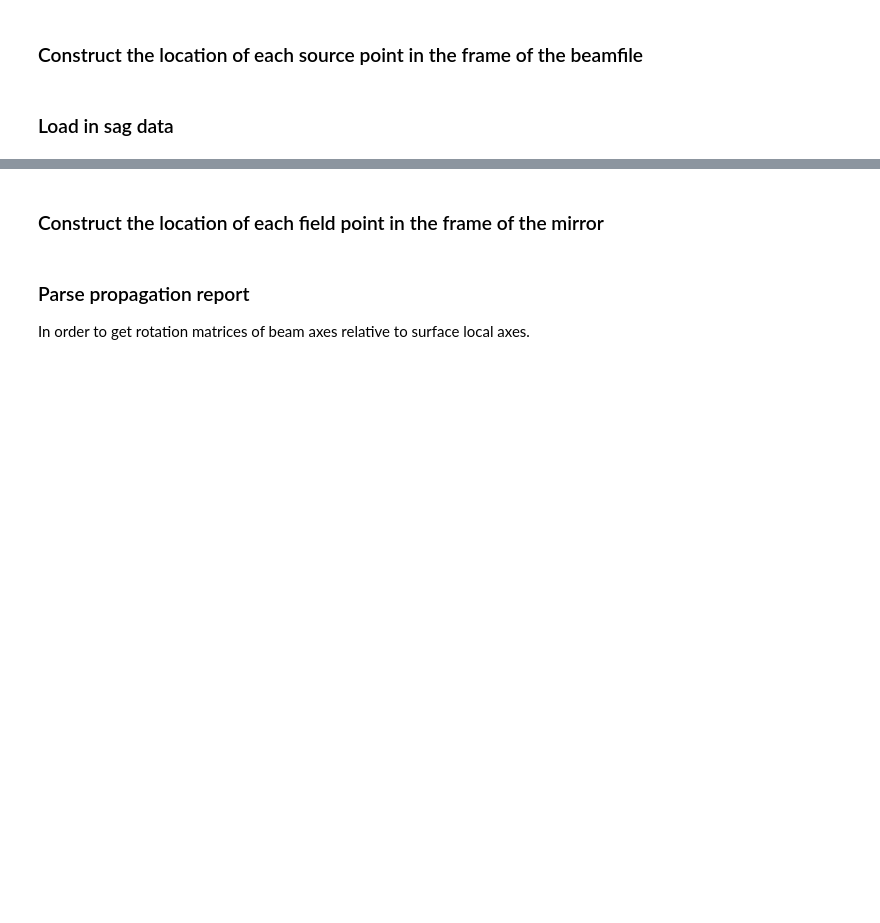
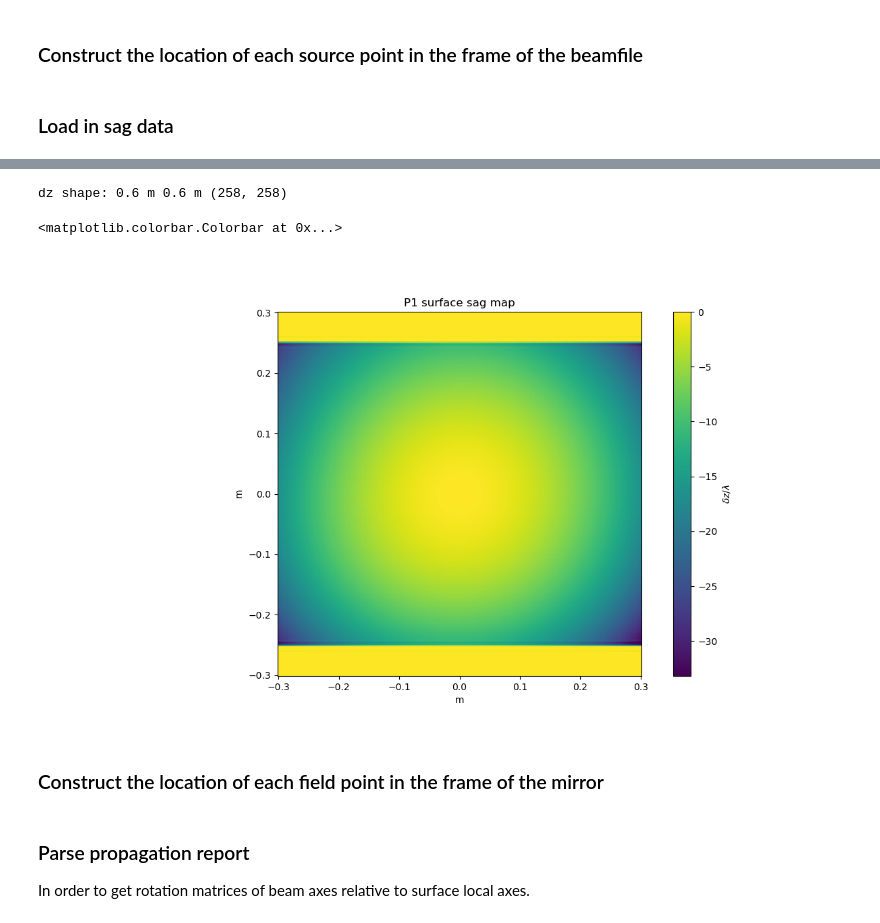
Before and after one commit to evanmayer/hotspot, a Jupyter notebook: verification/fresnel_zemax.ipynb, the cells around one changed output, grey strips where cells are left out. Drawn from its saved outputs; the diff is of its cells as text; code cells hidden in the pictures; blank space fills up the shorter version.

```diff
--- a/verification/fresnel_zemax.ipynb
+++ b/verification/fresnel_zemax.ipynb
@@ -122,3 +141,63 @@ fig.colorbar(im, ax=ax, label='$\delta z / \lambda$')
+# %%
+# If a surface has some curvature, we can export it as a text file from the surface's sag report.
+sag_file = dest_surf_name + '_sag.txt'
+if os.path.exists(direc + sag_file):
+    # parse sag array from file
+    dz = (np.genfromtxt(direc + sag_file, skip_header=15, encoding='utf-16') * u.mm).to(u.m)
+    assert(dz.shape[0] == dz.shape[1]), "Non-square sag data!"
+    # parse optic shape from file
+    width_query = "Width = "
+    with open(direc + sag_file, encoding='utf-16') as f:
+        for line in f.readlines():
+            if line.startswith(width_query):
+                sag_width = float(line.lstrip(width_query).split(',')[0])
+    sag_width = (sag_width * u.mm).to(u.m)
+    sag_height = sag_width
+elif dest_surf_name == 'f1':
+    sag_width = (18.110 * u.imperial.inch).to(u.m)
+    sag_height = (31.496 * u.imperial.inch).to(u.m)
+    dz = np.zeros((129,129)) * u.m
+elif dest_surf_name == 'k3':
+    sag_width = (21.654 * u.imperial.inch).to(u.m)
+    sag_height = (29.528 * u.imperial.inch).to(u.m)
+    dz = np.zeros((129,129)) * u.m
+elif dest_surf_name == 'k1':
+    sag_width = (18.110 * u.imperial.inch).to(u.m)
+    sag_height = (23.622 * u.imperial.inch).to(u.m)
+    dz = np.zeros((129,129)) * u.m
+elif dest_surf_name == 'flange':
+    sag_width = (12. * u.imperial.inch).to(u.m)
+    sag_height = sag_width
+    dz = np.zeros((129,129)) * u.m
+else:
+    dz = 0
+
+dz_min = dz.min()
+dz_max = dz.max()
+
+# up/downsample dest surface
+dz = zoom(dz, dest_zoom) * u.m
+
+print('dz shape:', sag_width, sag_height, dz.shape)
+
+# fiducial: (0,0) dimple in dz
+dz[0][0] += 0.05 * u.m
+
+N_img = dz.shape[0]
+
+xs_img = np.linspace(-sag_width / 2, sag_width / 2, N_img)
+ys_img = np.linspace(-sag_height / 2, sag_height / 2, N_img)
+xx_img, yy_img = np.meshgrid(xs_img, ys_img)
+
+fig, ax = plt.subplots(figsize=figsize)
+im = ax.pcolormesh(xx_img, yy_img, (dz / lambd).decompose(), vmin=dz_min / lambd, vmax=dz_max / lambd)
+ax.set_title(f'{dest_surf_name.upper()} surface sag map')
+ax.set_aspect('equal')
+fig.colorbar(im, ax=ax, label='$\delta z / \lambda$')
+# %% [output]
+dz shape: 0.6 m 0.6 m (258, 258)
+<matplotlib.colorbar.Colorbar at 0x...>
+[figure, added]
 # %% [markdown]
 ### Construct the location of each field point in the frame of the mirror
 # %%
```
Also changed, not shown: parts of 21 cells of this notebook.
